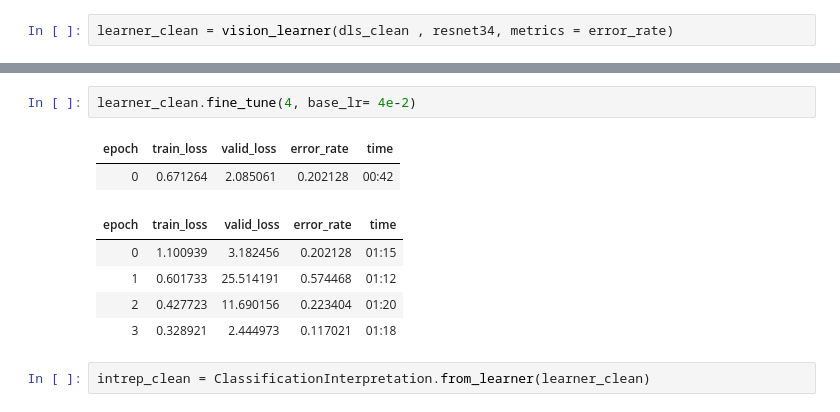
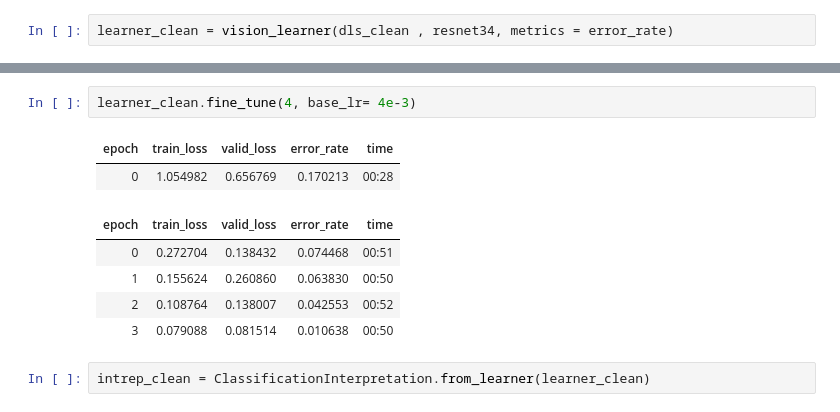
Before and after one commit to Ali-Data/coke-vs-pepsi-classifier, a Jupyter notebook: model/classifier.ipynb, the cells around one changed output, grey strips where cells are left out. Drawn from its saved outputs; the diff is of its cells as text.

```diff
--- a/model/classifier.ipynb
+++ b/model/classifier.ipynb
@@ -179,13 +179,13 @@ fining best learning rate..
 # %%
-learner_clean.fine_tune(4, base_lr= 4e-2)
+learner_clean.fine_tune(4, base_lr= 4e-3)
 # %% [output]
 | epoch | train_loss | valid_loss | error_rate | time |
-| 0 | 0.671264 | 2.085061 | 0.202128 | 00:42 |
+| 0 | 1.054982 | 0.656769 | 0.170213 | 00:28 |
 | epoch | train_loss | valid_loss | error_rate | time |
-| 0 | 1.100939 | 3.182456 | 0.202128 | 01:15 |
-| 1 | 0.601733 | 25.514191 | 0.574468 | 01:12 |
-| 2 | 0.427723 | 11.690156 | 0.223404 | 01:20 |
-| 3 | 0.328921 | 2.444973 | 0.117021 | 01:18 |
+| 0 | 0.272704 | 0.138432 | 0.074468 | 00:51 |
+| 1 | 0.155624 | 0.260860 | 0.063830 | 00:50 |
+| 2 | 0.108764 | 0.138007 | 0.042553 | 00:52 |
+| 3 | 0.079088 | 0.081514 | 0.010638 | 00:50 |
 # %%
 intrep_clean = ClassificationInterpretation.from_learner(learner_clean)
 # %% [output]
```
Also changed, not shown: parts of 11 cells of this notebook.
